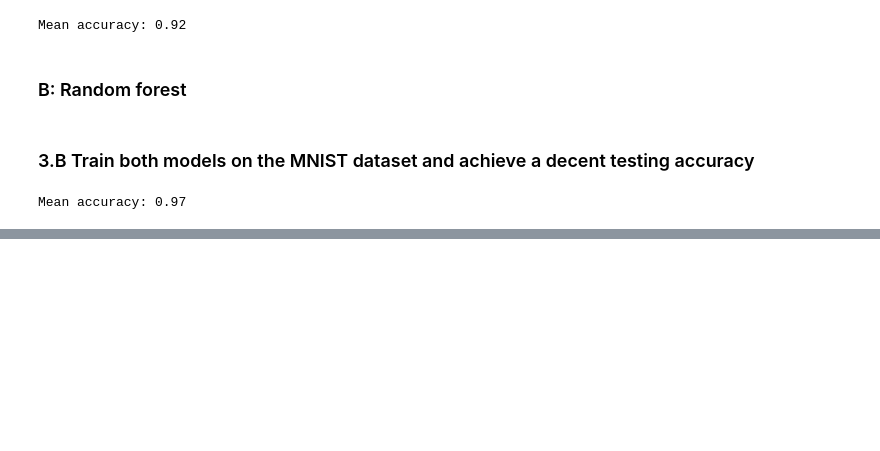
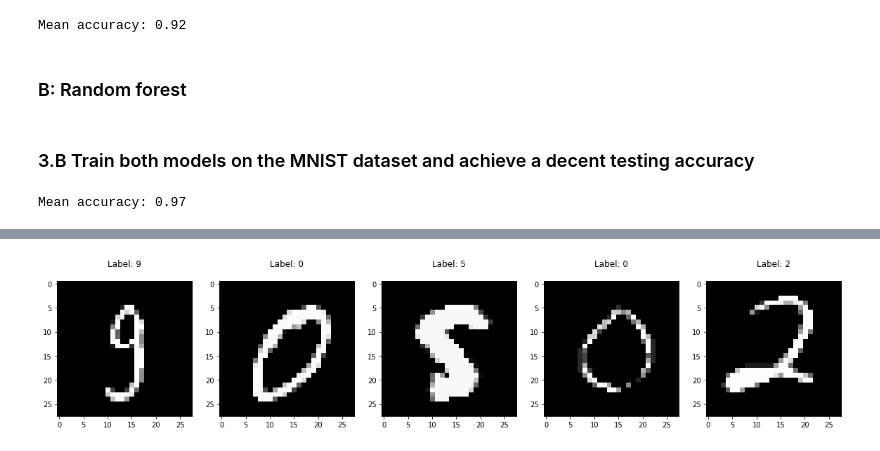
Before and after one commit to debaraj-barua/LearningAndAdaptivity-ss18, a Jupyter notebook: Assignment07/src/Adversarial Examples.ipynb, the cells around one changed output, grey strips where cells are left out. Drawn from its saved outputs; the diff is of its cells as text; code cells hidden in the pictures; blank space fills up the shorter version.

```diff
--- a/Assignment07/src/Adversarial Examples.ipynb
+++ b/Assignment07/src/Adversarial Examples.ipynb
@@ -51,0 +126,5 @@ Mean accuracy: 0.97
+# %%
+# Show first 5 adverserial examples
+show_images(x_adv, target_reg, 5)
+# %% [output]
+[figure, added]
```
Also changed, not shown: parts of 21 cells of this notebook, 2 other files.
